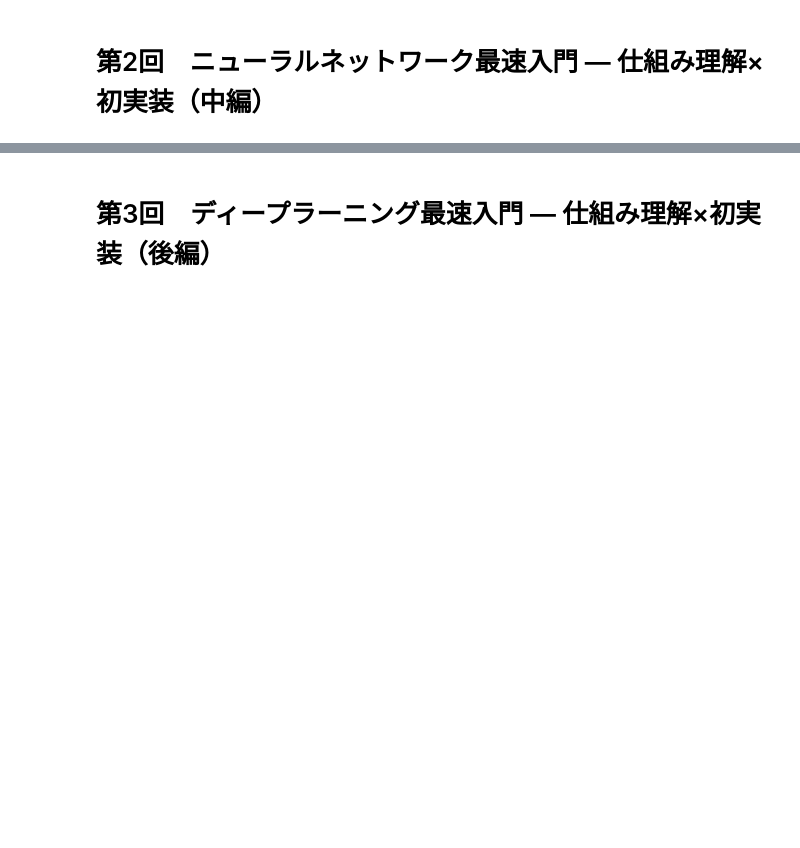
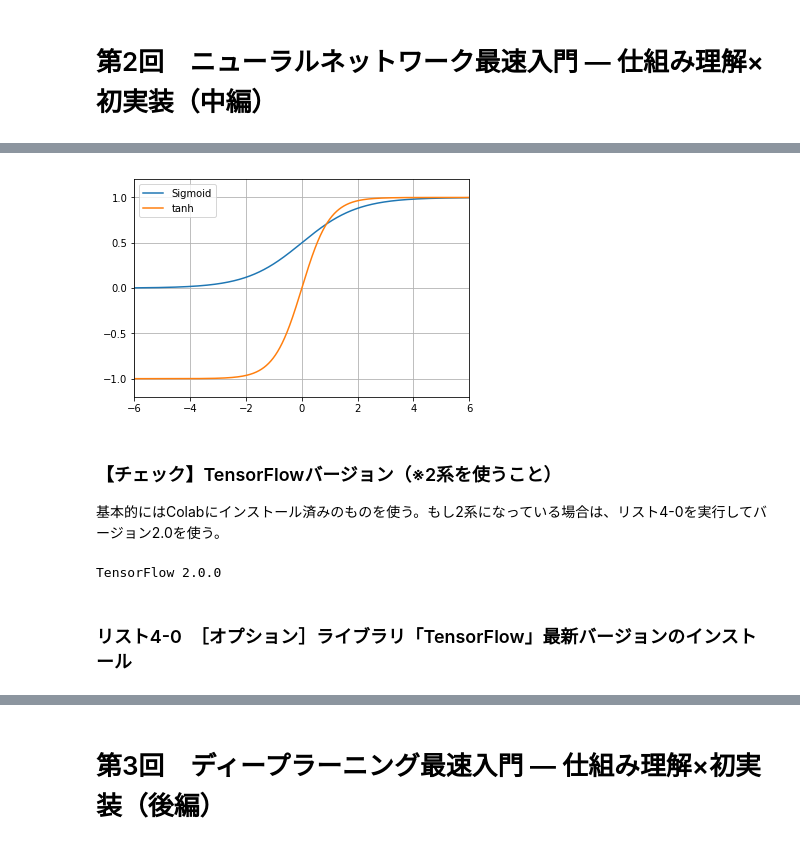
Before and after one commit to DeepInsider/playground-data, a Jupyter notebook: docs/articles/tf2_keras_neuralnetwork.ipynb, the cells around one changed output, grey strips where cells are left out. Drawn from its saved outputs; the diff is of its cells as text; code cells hidden in the pictures; blank space fills up the shorter version.

```diff
--- a/docs/articles/tf2_keras_neuralnetwork.ipynb
+++ b/docs/articles/tf2_keras_neuralnetwork.ipynb
@@ -131,0 +148,34 @@ y_train:
+# %%
+#@title tanh関数
+# This code will be hidden when the notebook is loaded.
+
+import numpy as np
+import matplotlib.pyplot as plt
+
+def sigmoid(x):
+  return 1.0 / (1.0 + np.exp(-x))
+
+def tanh(x):
+  return np.tanh(x)
+
+x = np.arange(-6.0, 6.0, 0.001)
+plt.plot(x, sigmoid(x), label = "Sigmoid")
+plt.plot(x, tanh(x), label = "tanh")
+plt.xlim(-6, 6)
+plt.ylim(-1.2, 1.2)
+plt.grid()
+plt.legend()
+plt.show()
+# %% [output]
+[figure, added]
+# %% [markdown]
+### 【チェック】TensorFlowバージョン（※2系を使うこと）
+基本的にはColabにインストール済みのものを使う。もし2系になっている場合は、リスト4-0を実行してバージョン2.0を使う。
+# %%
+import tensorflow as tf
+print('TensorFlow', tf.__version__)
+# TensorFlow 1.15.0-rc3 ……などと表示される
+# %% [output]
+TensorFlow 2.0.0
+# %% [markdown]
+### リスト4-0　［オプション］ライブラリ「TensorFlow」最新バージョンのインストール
```
Also changed, not shown: parts of 24 cells of this notebook.
